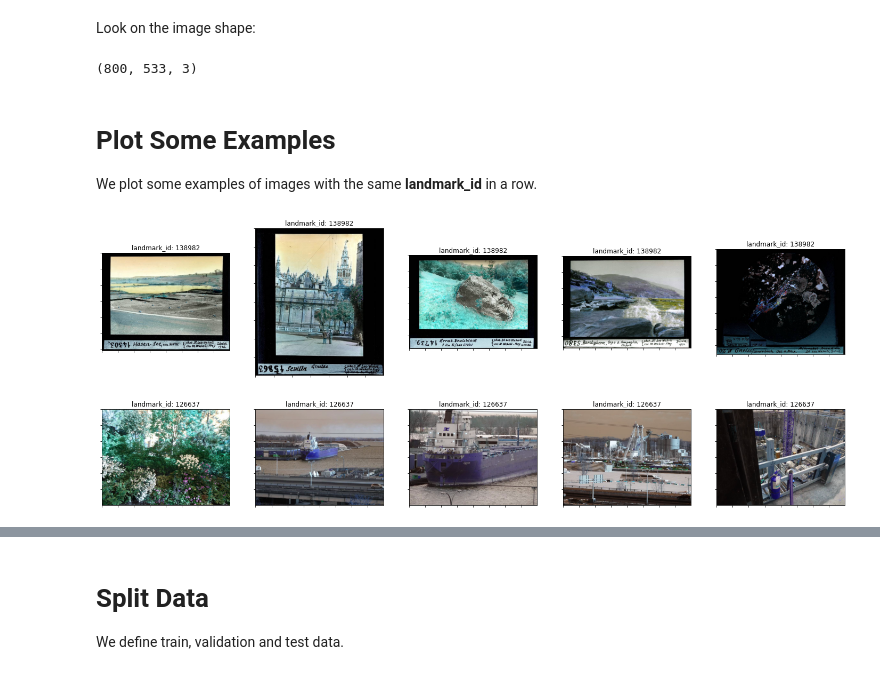
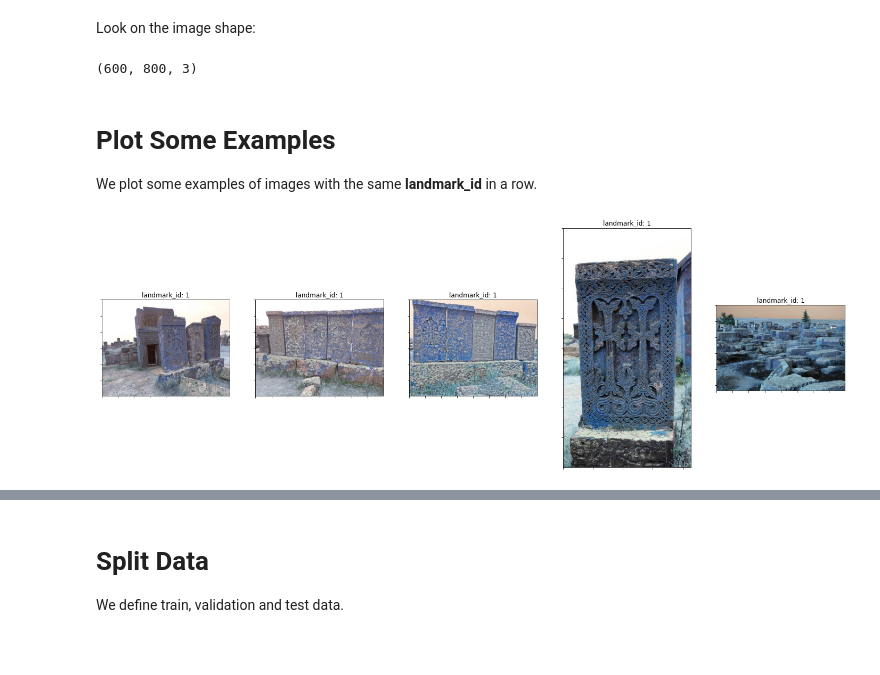
Before and after one commit to caro266/P8_CompetitionKaggle, a Jupyter notebook: evolution_baseline.ipynb, the cells around one changed output, grey strips where cells are left out. Saved outputs shown, nothing was run; the diff lists cells and outputs as text; code cells hidden in the pictures; blank space fills up the shorter version.

```diff
--- a/evolution_baseline.ipynb
+++ b/evolution_baseline.ipynb
@@ -34,6 +21,6 @@ warnings.filterwarnings("ignore")
 # %% [markdown]
 # Path
 # %%
-path = '/kaggle/input/landmark-recognition-2021/'
+path = '../../landmark-recognition-2021/'
 os.listdir(path)
 # %% [output]
@@ -63,0 +68,7 @@ samp_subm.head()
+# %%
+fig = plt.figure(figsize=(30, 15))
+plt.boxplot(train_data["landmark_id"].value_counts(), vert=0)
+plt.title("BoxPlot du nombre d'image par catégorie",fontsize=30)
+plt.xticks(size=20)
+plt.xlabel("Nbr Image",fontsize=20)
+plt.show()
@@ -64,7 +77,10 @@ samp_subm.head()
 # %%
+# We keep 10 classes
 indexToUse = train_data["landmark_id"].value_counts()[1:11].index
-train_data10 = train_data.query('landmark_id in @indexToUse')
-train_data10=train_data10.replace([126637, 20409, 83144,113209,177870,194914,149980,139894,1924,176528], [1, 2, 3, 4,5,6,7,8,9,10])
+train_data = train_data.query('landmark_id in @indexToUse')
+train_data=train_data.replace([126637, 20409, 83144,113209,177870,194914,149980,139894,1924,176528], [0,1, 2, 3, 4,5,6,7,8,9])
+
+train_data.reset_index(drop=True, inplace=True)
 # %% [markdown]
 # Functions
 # %%
@@ -166,15 +218,11 @@ Look on the image shape:
 # %%
 img.shape
 # %% [output]
-(800, 533, 3)
+(600, 800, 3)
 # %% [markdown]
 # Plot Some Examples
 We plot some examples of images with the same **landmark_id** in a row.
 # %%
-plot_examples(landmark_id = 138982)
+plot_examples(landmark_id = 1)
 # %% [output]
-[figure, old version]
+[figure, new version]
-# %%
-plot_examples(landmark_id = 126637)
-# %% [output]
-[figure, removed]
```
Also changed, not shown: parts of 36 cells of this notebook, 3 other files.
